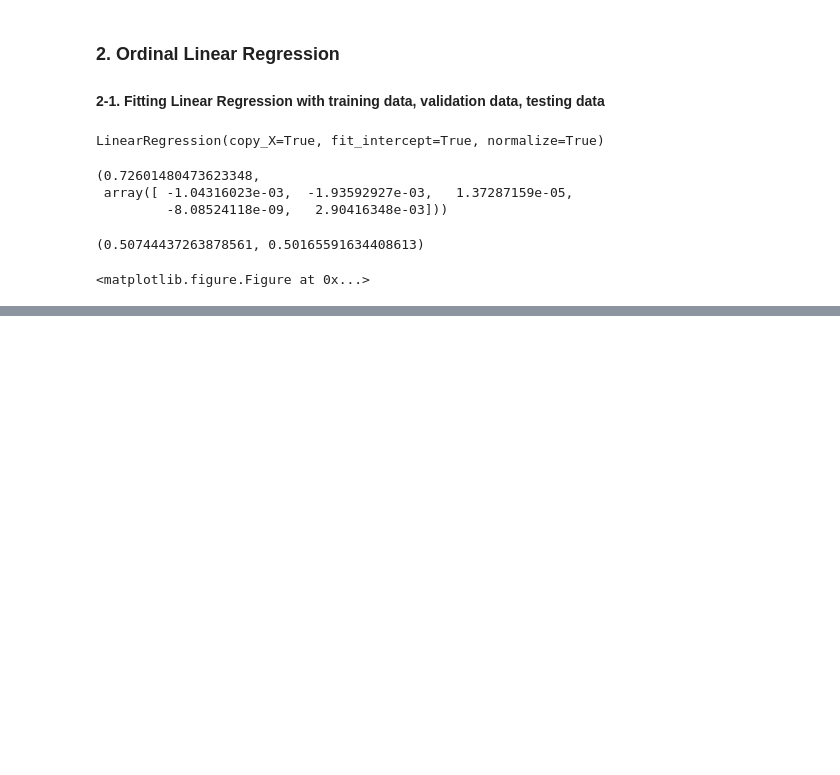
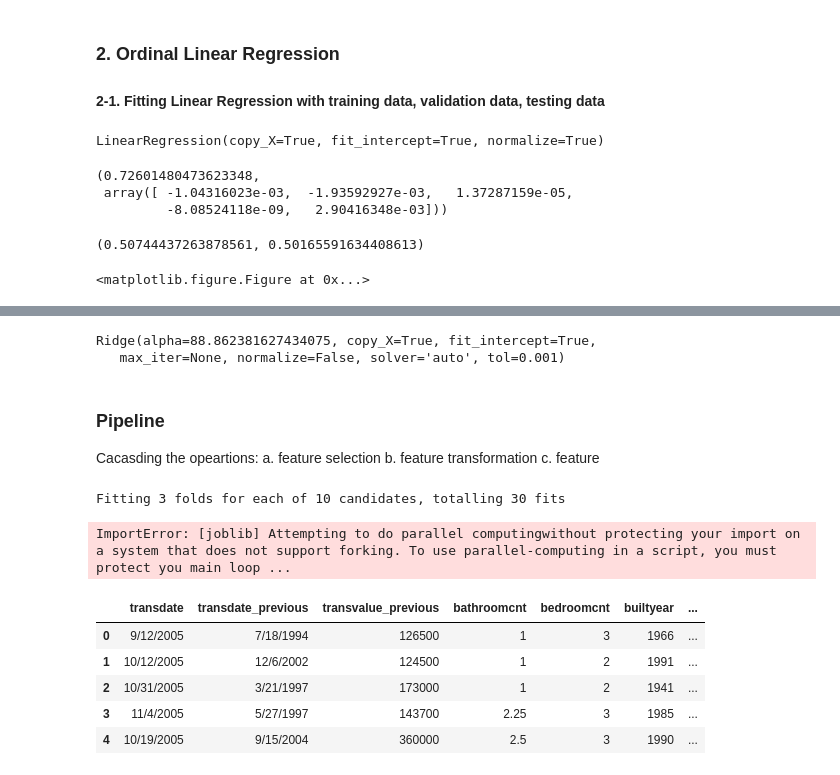
Before and after one commit to beingzy/AVM, a Jupyter notebook: regression.ipynb, the cells around one changed output, grey strips where cells are left out. Drawn from its saved outputs; the diff is of its cells as text; code cells hidden in the pictures; blank space fills up the shorter version.

```diff
--- a/regression.ipynb
+++ b/regression.ipynb
@@ -181,0 +234,30 @@ feature_importance.
+# %%
+estimator.best_estimator_
+# %% [output]
+Ridge(alpha=88.862381627434075, copy_X=True, fit_intercept=True,
+   max_iter=None, normalize=False, solver='auto', tol=0.001)
+# %% [markdown]
+### Pipeline
+Cacasding the opeartions:
+  a. feature selection
+  b. feature transformation
+  c. feature
+# %%
+from sklearn import svm
+from sklearn.datasets import samples_generator
+from sklearn.feature_selection import SelectKBest
+from sklearn.feature_selection import f_regression
+from sklearn.pipeline import Pipeline
+X, y = samples_generator.make_classification(n_informative=5, n_redundant=0, random_state=42)
+
+if __name__ == "__main__":
+    pipeline = Pipeline([('Imputer', Imputer(missing_values='NaN', strategy='mean', axis=1)),
+                         ('ridge_regression', Ridge())])
+
+    params = dict(ridge_regression__alpha = np.logspace(-1, 1, 10))
+
+    grid_search = GridSearchCV(pipeline, params, n_jobs=-1, verbose=1)
+    grid_search.fit(X_train[predictor], y_train)
+# %% [output]
+Fitting 3 folds for each of 10 candidates, totalling 30 fits
+ImportError: [joblib] Attempting to do parallel computingwithout protecting your import on a system that does not support forking. To use parallel-computing in a script, you must protect you main loop ...
@@ -181,0 +319,9 @@ feature_importance.
+# %%
+X_train.head()
+# %% [output]
+|  | transdate | transdate_previous | transvalue_previous | bathroomcnt | bedroomcnt | builtyear | ... |
+| 0 | 9/12/2005 | 7/18/1994 | 126500 | 1 | 3 | 1966 | ... |
+| 1 | 10/12/2005 | 12/6/2002 | 124500 | 1 | 2 | 1991 | ... |
+| 2 | 10/31/2005 | 3/21/1997 | 173000 | 1 | 2 | 1941 | ... |
+| 3 | 11/4/2005 | 5/27/1997 | 143700 | 2.25 | 3 | 1985 | ... |
+| 4 | 10/19/2005 | 9/15/2004 | 360000 | 2.5 | 3 | 1990 | ... |
```
Also changed, not shown: parts of 22 cells of this notebook, 1 other file.
